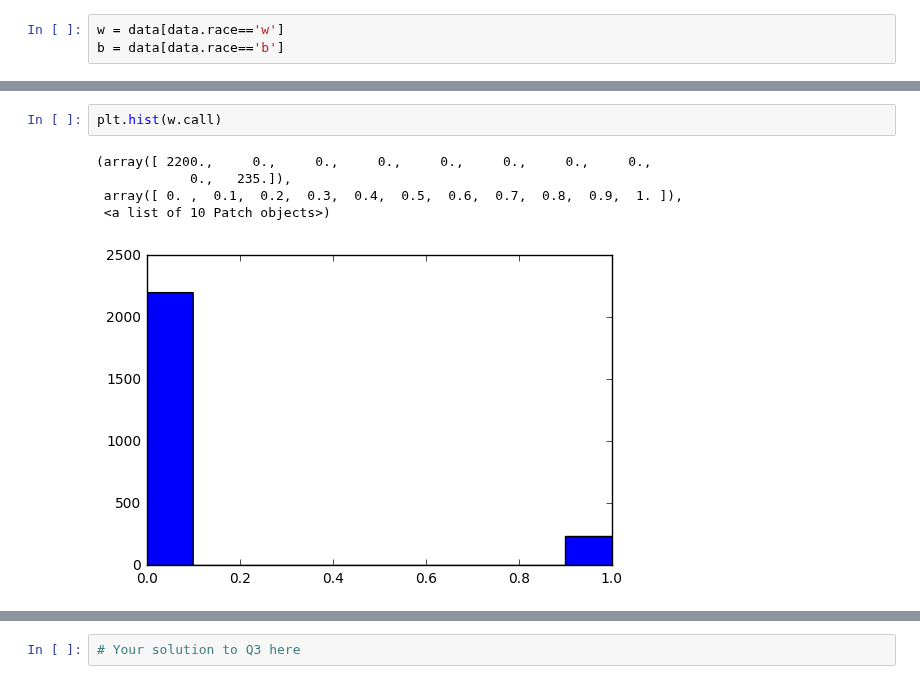
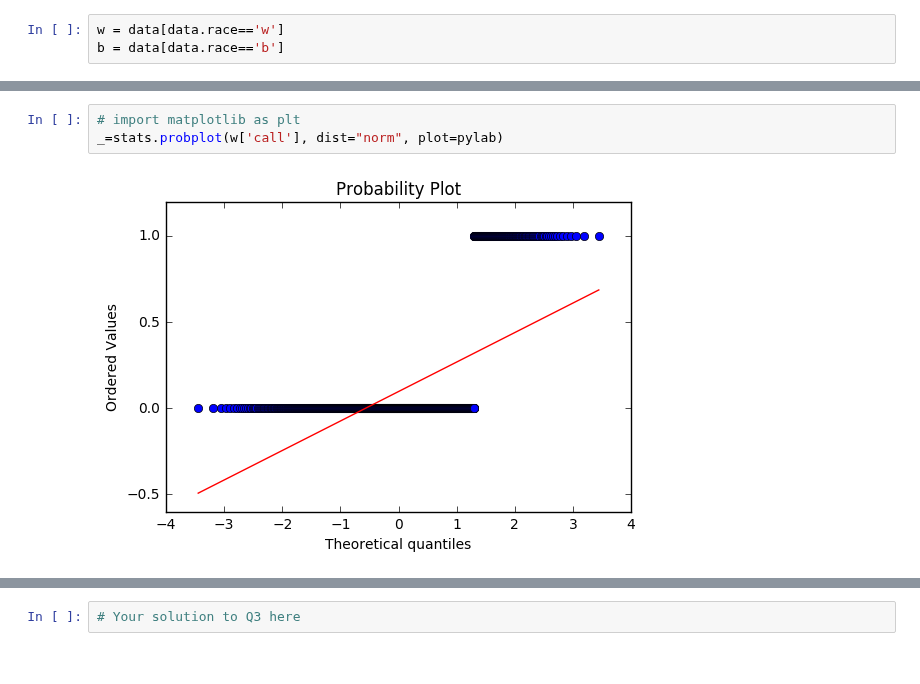
Before and after one commit to mrthlinh/SpringBoard_DataScienceProject, a Jupyter notebook: EDA_racial_discrimination/sliderule_dsi_inferential_statistics_exercise_2.ipynb, the cells around one changed output, grey strips where cells are left out. Cells and saved outputs as stored; diff of their text form.

```diff
--- a/EDA_racial_discrimination/sliderule_dsi_inferential_statistics_exercise_2.ipynb
+++ b/EDA_racial_discrimination/sliderule_dsi_inferential_statistics_exercise_2.ipynb
@@ -79,8 +75,5 @@ b = data[data.race=='b']
-# %%
-plt.hist(w.call)
-# %% [output]
-(array([ 2200.,     0.,     0.,     0.,     0.,     0.,     0.,     0.,
-            0.,   235.]),
- array([ 0. ,  0.1,  0.2,  0.3,  0.4,  0.5,  0.6,  0.7,  0.8,  0.9,  1. ]),
- <a list of 10 Patch objects>)
-[figure, removed]
+# %%
+# import matplotlib as plt
+_=stats.probplot(w['call'], dist="norm", plot=pylab)
+# %% [output]
+[figure, added]
```
Also changed, not shown: parts of 4 cells of this notebook, 1 other file.
